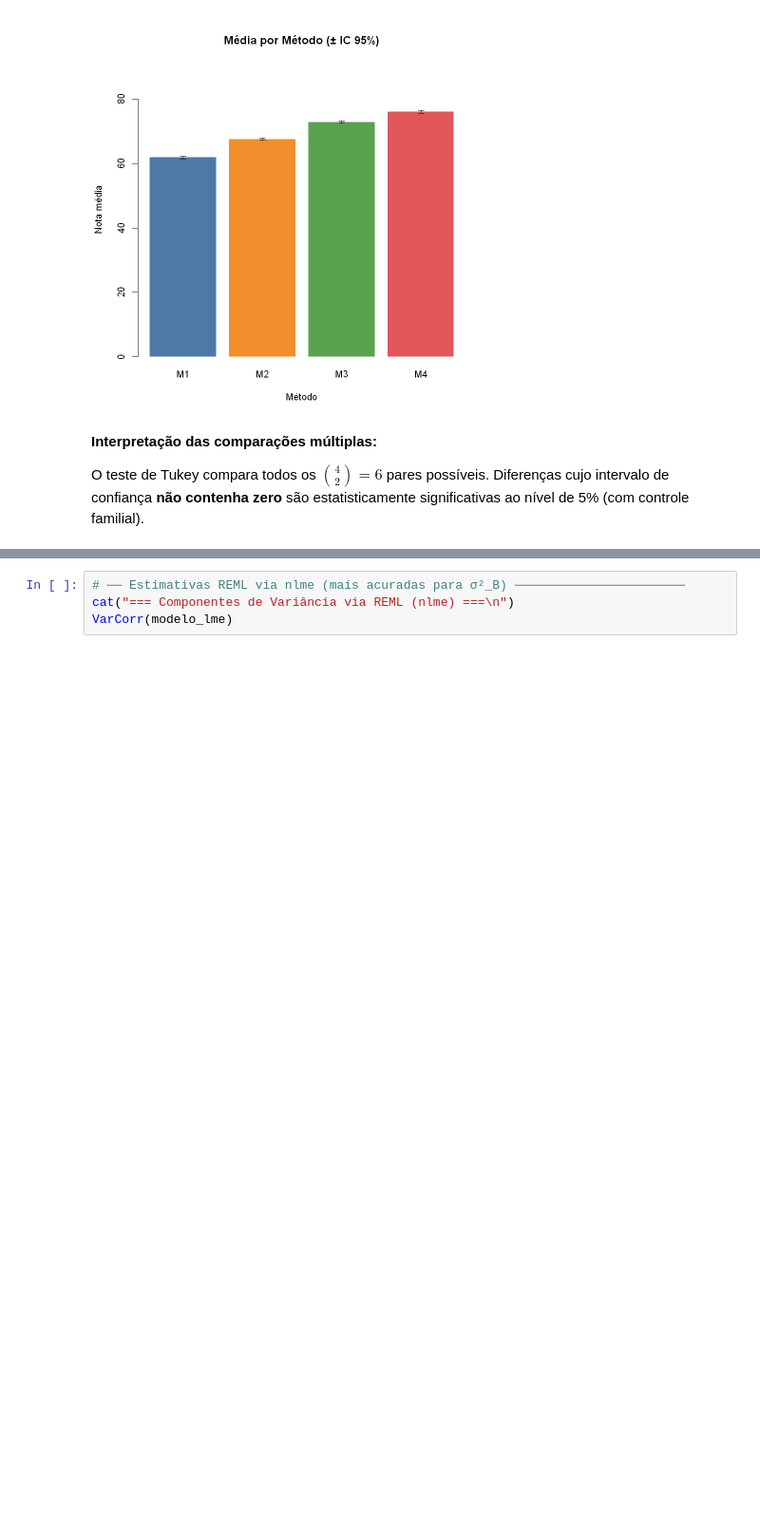
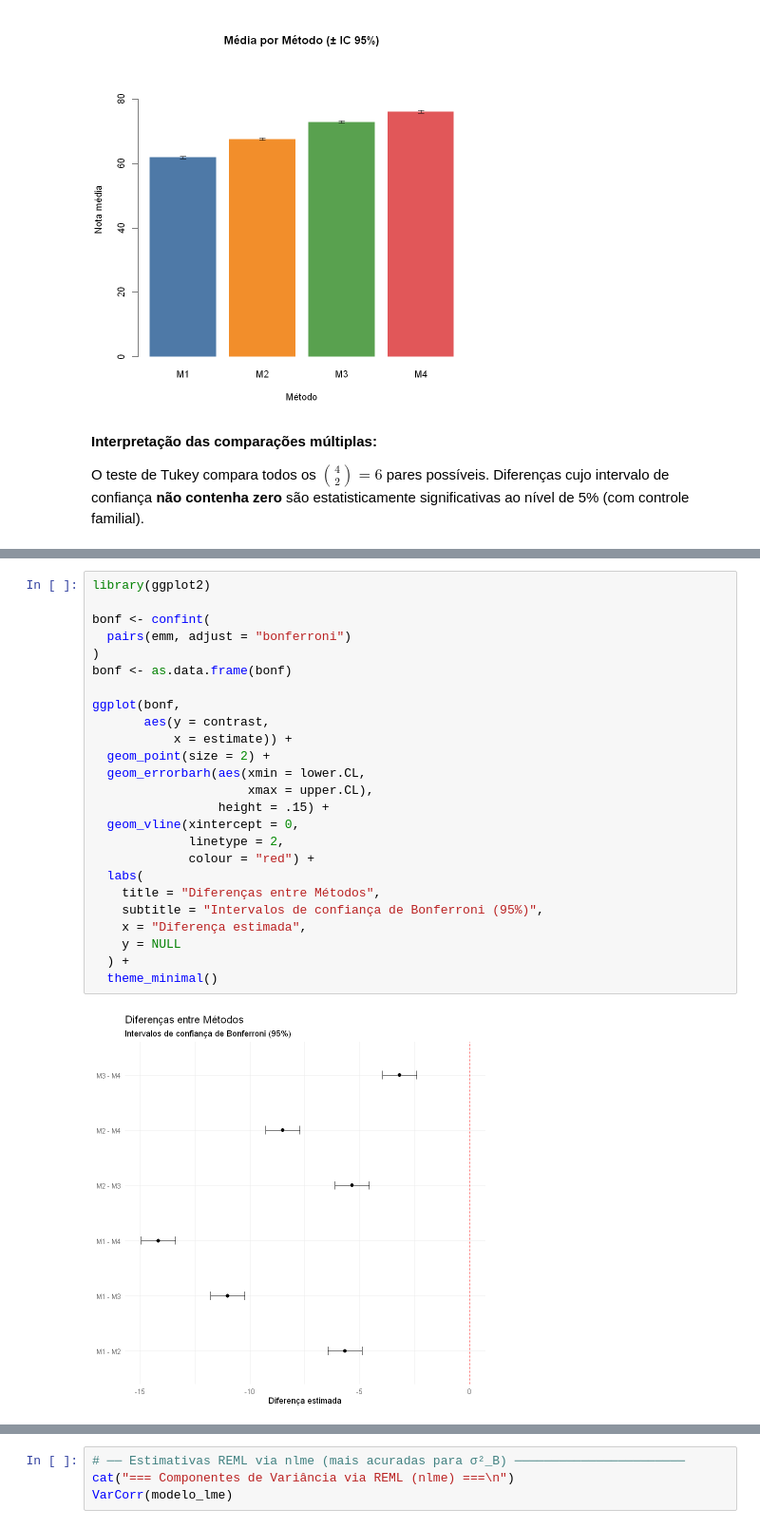
Before and after one commit to Marcehlin/Atividades-2026_1, a Jupyter notebook: Planejamento/Planejamento Atvidade 7/Planejamento Atividade_7.ipynb, the cells around one changed output, grey strips where cells are left out. Shown at 95% size. Cells and saved outputs as stored; diff of their text form; blank space fills up the shorter version.

```diff
--- a/Planejamento/Planejamento Atvidade 7/Planejamento Atividade_7.ipynb
+++ b/Planejamento/Planejamento Atvidade 7/Planejamento Atividade_7.ipynb
@@ -439,3 +453,30 @@ O teste de Tukey compara todos os $\binom{4}{2} = 6$ pares possíveis. Diferenç
+# %%
+library(ggplot2)
+
+bonf <- confint(
+  pairs(emm, adjust = "bonferroni")
+)
+bonf <- as.data.frame(bonf)
+
+ggplot(bonf,
+       aes(y = contrast,
+           x = estimate)) +
+  geom_point(size = 2) +
+  geom_errorbarh(aes(xmin = lower.CL,
+                     xmax = upper.CL),
+                 height = .15) +
+  geom_vline(xintercept = 0,
+             linetype = 2,
+             colour = "red") +
+  labs(
+    title = "Diferenças entre Métodos",
+    subtitle = "Intervalos de confiança de Bonferroni (95%)",
+    x = "Diferença estimada",
+    y = NULL
+  ) +
+  theme_minimal()
+# %% [output]
+[figure, added]
 # %% [markdown]
 ---
 
```
Also changed, not shown: parts of 8 cells of this notebook, 7 other files.
